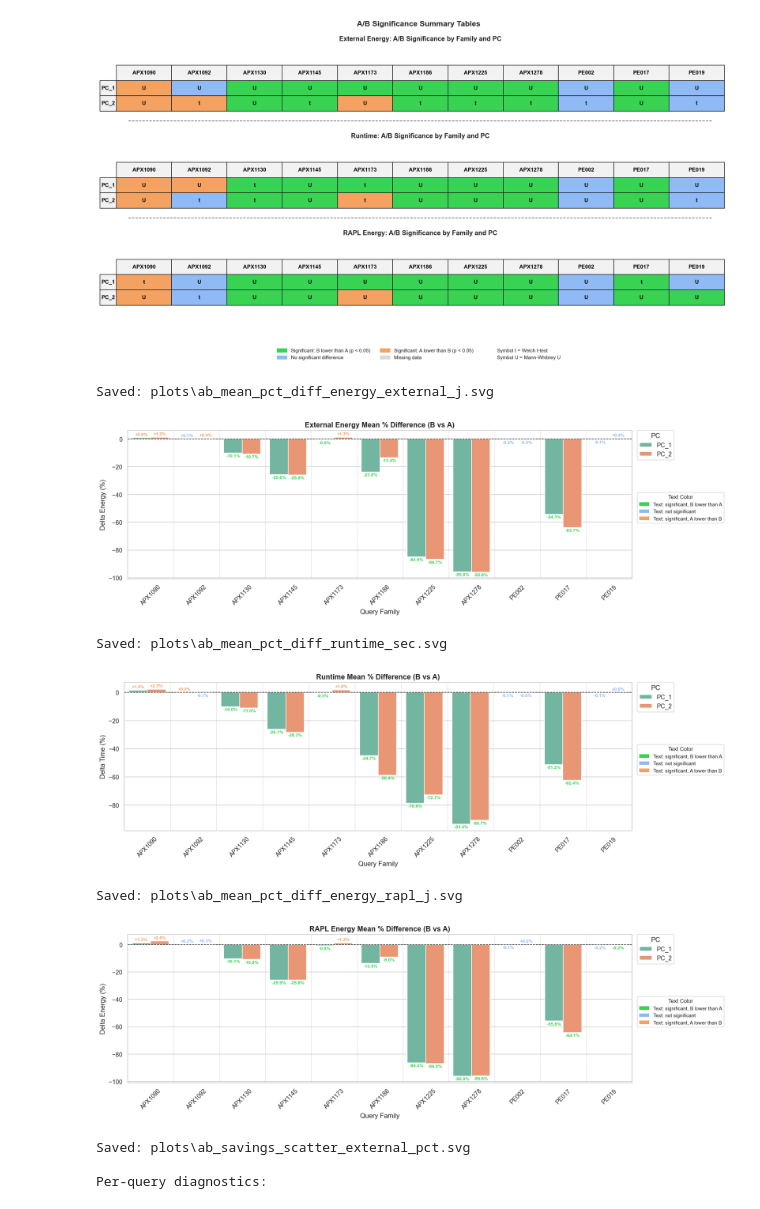
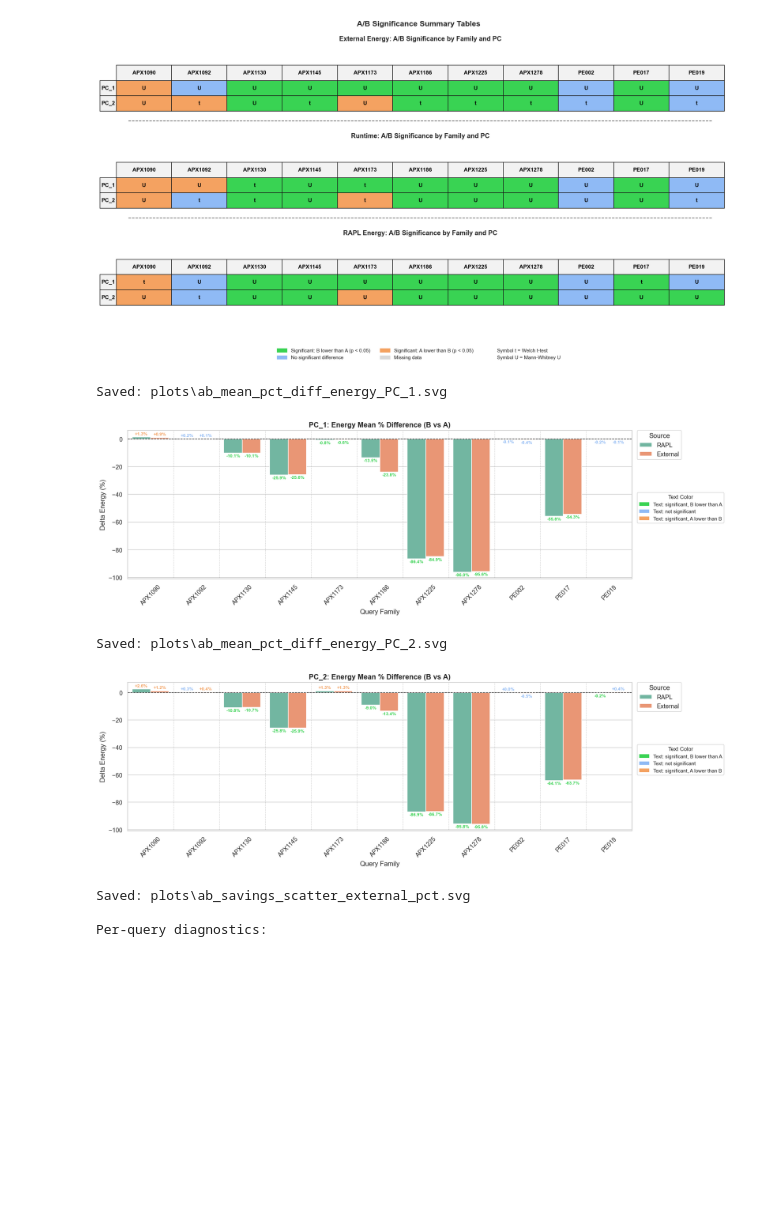
Before and after one commit to mkmason/sql-energy-optimization, a Jupyter notebook: run_analysis.ipynb, the cells around one changed output. Drawn from its saved outputs; the diff is of its cells as text; code cells hidden in the pictures; blank space fills up the shorter version.

```diff
--- a/run_analysis.ipynb
+++ b/run_analysis.ipynb
@@ -1766,7 +1816,7 @@ Saved: plots\ab_significance_tables_combined.svg
 from pathlib import Path
 import matplotlib.patches as mpatches
 
-# A/B mean-difference plots by family with PC_1 and PC_2 side-by-side.
+# A/B mean-difference plots by family, split by PC with RAPL vs External side-by-side.
 # Sign convention requested: negative when B is lower.
 # We plot percent difference as 100 * (B_mean - A_mean) / A_mean.
 
@@ -1781,24 +1831,26 @@ else:
     color_blue = "#8fbaf5"    # not significant
     color_orange = "#f4a261"  # significant and A lower than B
 
-    diff_plot_metrics = [
-        ("energy_external_j", "External Energy Mean % Difference (B vs A)", "Delta Energy (%)"),
-        ("runtime_sec", "Runtime Mean % Difference (B vs A)", "Delta Time (%)"),
-        ("energy_rapl_j", "RAPL Energy Mean % Difference (B vs A)", "Delta Energy (%)"),
-    ]
+    source_map = {
+        "energy_external_j": "External",
+        "energy_rapl_j": "RAPL",
+    }
+    source_order = ["RAPL", "External"]
+    fam_order = sorted(stats_df["query_family"].dropna().unique())
+    pcs_order = [pc for pc in ["PC_1", "PC_2"] if pc in set(stats_df["pc"]) ]
 
-    pcs_order = [pc for pc in ["PC_1", "PC_2"] if pc in set(stats_df["pc"]) ]
-    fam_order = sorted(stats_df["query_family"].dropna().unique())
-
-    for metric_label, title, y_label in diff_plot_metrics:
-        m = stats_df[stats_df["metric"] == metric_label].copy()
+    for pc_name in pcs_order:
+        m = stats_df[
+            (stats_df["pc"] == pc_name)
+            & (stats_df["metric"].isin(list(source_map.keys())))
+        ].copy()
 
         fig, ax = plt.subplots(1, 1, figsize=(16, 5.2))
 
         if m.empty:
-            ax.text(0.5, 0.5, f"No data for {metric_label}", ha="center", va="center", transform=ax.transAxes)
-            ax.set_title(title)
-            ax.set_ylabel(y_label)
+            ax.text(0.5, 0.5, f"No data for {pc_name}", ha="center", va="center", transform=ax.transAxes)
+            ax.set_title(f"{pc_name}: Energy Mean % Difference (B vs A)")
+            ax.set_ylabel("Delta Energy (%)")
             ax.set_xlabel("Query Family")
             ax.axhline(0, color="black", linewidth=1)
         else:
@@ -1808,6 +1860,8 @@ else:
                 np.nan,
             )
             m = m.dropna(subset=["B_minus_A_pct"])
+            m["source"] = m["metric"].map(source_map)
+            m = m.dropna(subset=["source"])
 
             # Text-label colors follow the significance theme from the summary table.
             m["label_color"] = np.where(
@@ -1821,7 +1875,7 @@ else:
             )
 
             label_color_map = {
-                (row["pc"], row["query_family"]): row["label_color"]
+                (row["source"], row["query_family"]): row["label_color"]
                 for _, row in m.iterrows()
             }
 
@@ -1829,23 +1883,23 @@ else:
                 data=m,
                 x="query_family",
                 y="B_minus_A_pct",
-                hue="pc",
+                hue="source",
                 order=fam_order,
-                hue_order=pcs_order,
+                hue_order=source_order,
                 ax=ax,
                 palette="Set2",
             )
 
             # Add signed percentage labels and color only the text by significance theme.
             for hue_idx, container in enumerate(ax.containers):
-                pc_name = pcs_order[hue_idx] if hue_idx < len(pcs_order) else None
+                source_name = source_order[hue_idx] if hue_idx < len(source_order) else None
                 for fam_idx, bar in enumerate(container):
                     h = bar.get_height()
                     if np.isnan(h):
                         continue
 
                     fam = fam_order[fam_idx] if fam_idx < len(fam_order) else None
-                    txt_color = label_color_map.get((pc_name, fam), color_blue)
+                    txt_color = label_color_map.get((source_name, fam), color_blue)
 
                     x = bar.get_x() + bar.get_width() / 2.0
                     y = h
@@ -1873,47 +1927,45 @@ else:
 
             handles, labels = ax.get_legend_handles_labels()
             if handles:
-                pc_legend = ax.legend(
+                source_legend = ax.legend(
                     handles,
                     labels,
-                    title="PC",
+                    title="Source",
                     loc="upper left",
                     bbox_to_anchor=(1.01, 1.0),
                     borderaxespad=0,
                 )
-                ax.add_artist(pc_legend)
+                ax.add_artist(source_legend)
 
                 text_color_handles = [
                     mpatches.Patch(facecolor=color_green, edgecolor="none", label="Text: significant, B lower than A"),
                     mpatches.Patch(facecolor=color_blue, edgecolor="none", label="Text: not significant"),
                     mpatches.Patch(facecolor=color_orange, edgecolor="none", label="Text: significant, A lower than B"),
                 ]
                 ax.legend(
                     handles=text_color_handles,
                     title="Text Color",
                     loc="upper left",
                     bbox_to_anchor=(1.01, 0.58),
                     borderaxespad=0,
                     fontsize=9,
                     title_fontsize=10,
                 )
 
-        ax.set_title(title, fontsize=13, fontweight="bold")
-        ax.set_ylabel(y_label)
+        ax.set_title(f"{pc_name}: Energy Mean % Difference (B vs A)", fontsize=13, fontweight="bold")
+        ax.set_ylabel("Delta Energy (%)")
         ax.set_xlabel("Query Family")
         plt.tight_layout()
 
-        out_path = save_dir / f"ab_mean_pct_diff_{metric_label}.svg"
+        out_path = save_dir / f"ab_mean_pct_diff_energy_{pc_name}.svg"
         fig.savefig(out_path, format="svg", bbox_inches="tight")
         print(f"Saved: {out_path}")
         plt.show()
 # %% [output]
-Saved: plots\ab_mean_pct_diff_energy_external_j.svg
+Saved: plots\ab_mean_pct_diff_energy_PC_1.svg
-[figure, old version]
+[figure, new version]
-Saved: plots\ab_mean_pct_diff_runtime_sec.svg
+Saved: plots\ab_mean_pct_diff_energy_PC_2.svg
-[figure, old version]
+[figure, new version]
-Saved: plots\ab_mean_pct_diff_energy_rapl_j.svg
-[figure, removed]
 # %%
 from pathlib import Path
 from matplotlib.lines import Line2D
```
Also changed, not shown: parts of 3 cells of this notebook, 6 other files.
